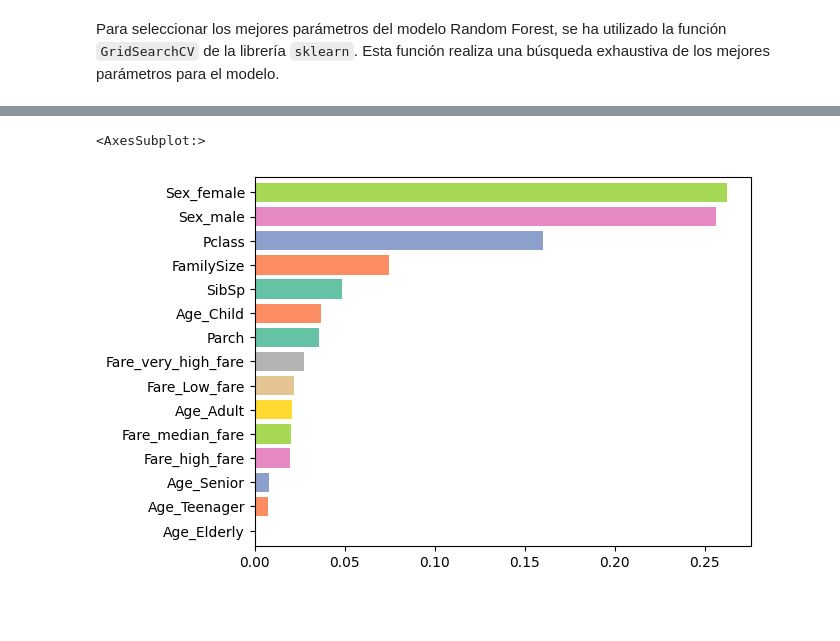
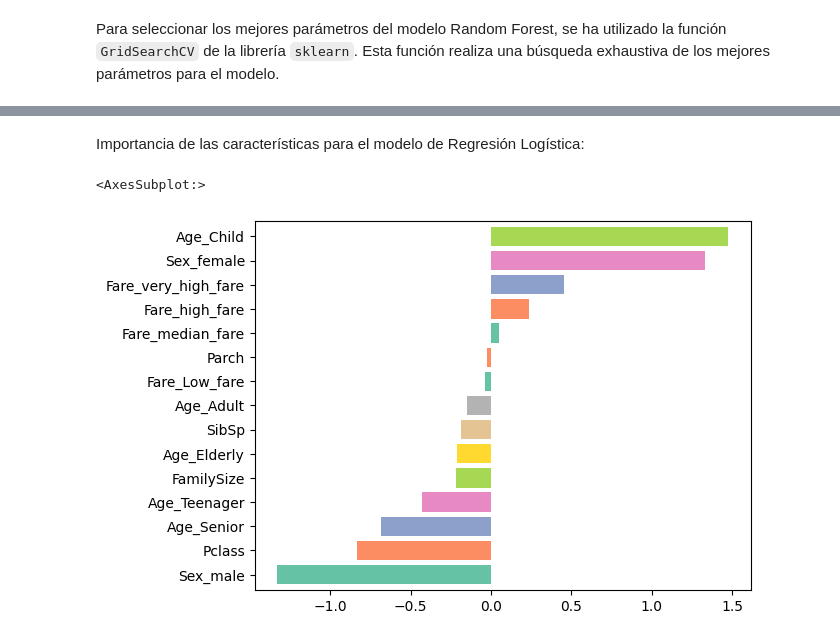
Before and after one commit to Sergimayol/Practica-2-IA, a Jupyter notebook: main.ipynb, the cells around one changed output, grey strips where cells are left out. Saved outputs shown, nothing was run; the diff lists cells and outputs as text; code cells hidden in the pictures; blank space fills up the shorter version.

```diff
--- a/main.ipynb
+++ b/main.ipynb
@@ -460,0 +461,5 @@ Fitting 3 folds for each of 288 candidates, totalling 864 fits
+# %%
+rf.fit(X_train, y_train)
+
+pd.Series(rf.feature_importances_, X_train.columns).sort_values(
+    ascending=True).plot.barh(width=0.8, color=sns.color_palette('Set2', 10))
@@ -461,6 +469,8 @@ Fitting 3 folds for each of 288 candidates, totalling 864 fits
+# %% [markdown]
+Importancia de las características para el modelo de Regresión Logística:
 # %%
-pd.Series(rf.feature_importances_, X_train.columns).sort_values(
+pd.Series(logisticRegr.coef_[0], X_train.columns).sort_values(
     ascending=True).plot.barh(width=0.8, color=sns.color_palette('Set2', 10))
 # %% [output]
 <AxesSubplot:>
-[figure, old version]
+[figure, new version]
```
Also changed, not shown: parts of 6 cells of this notebook.
